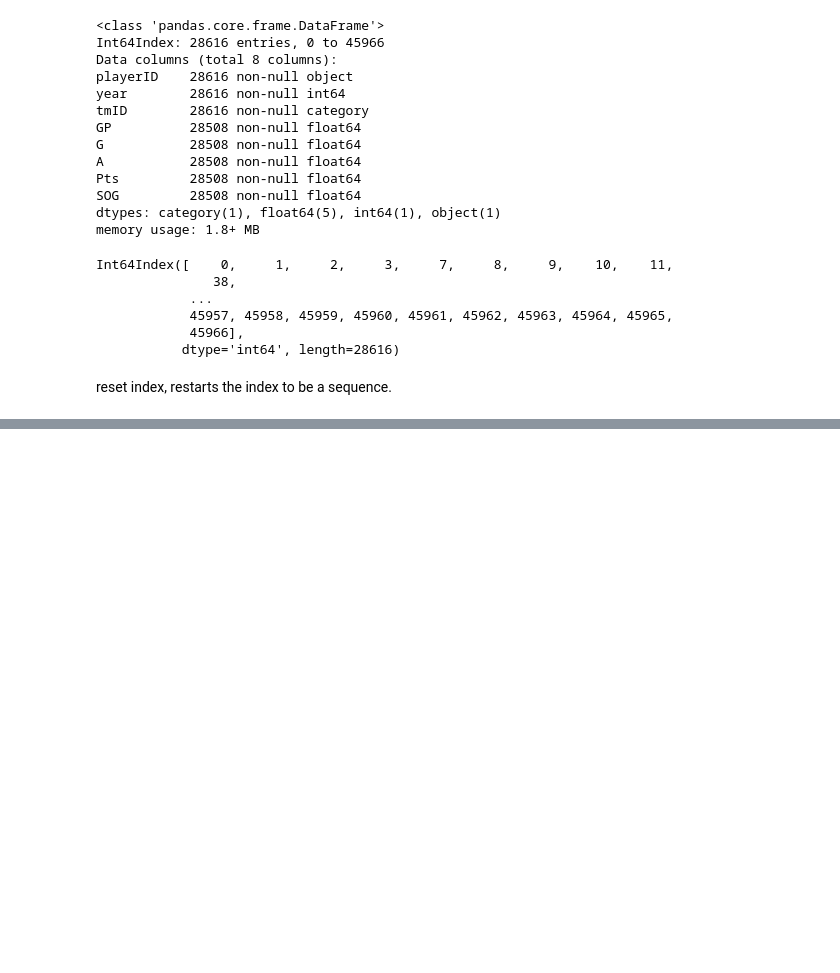
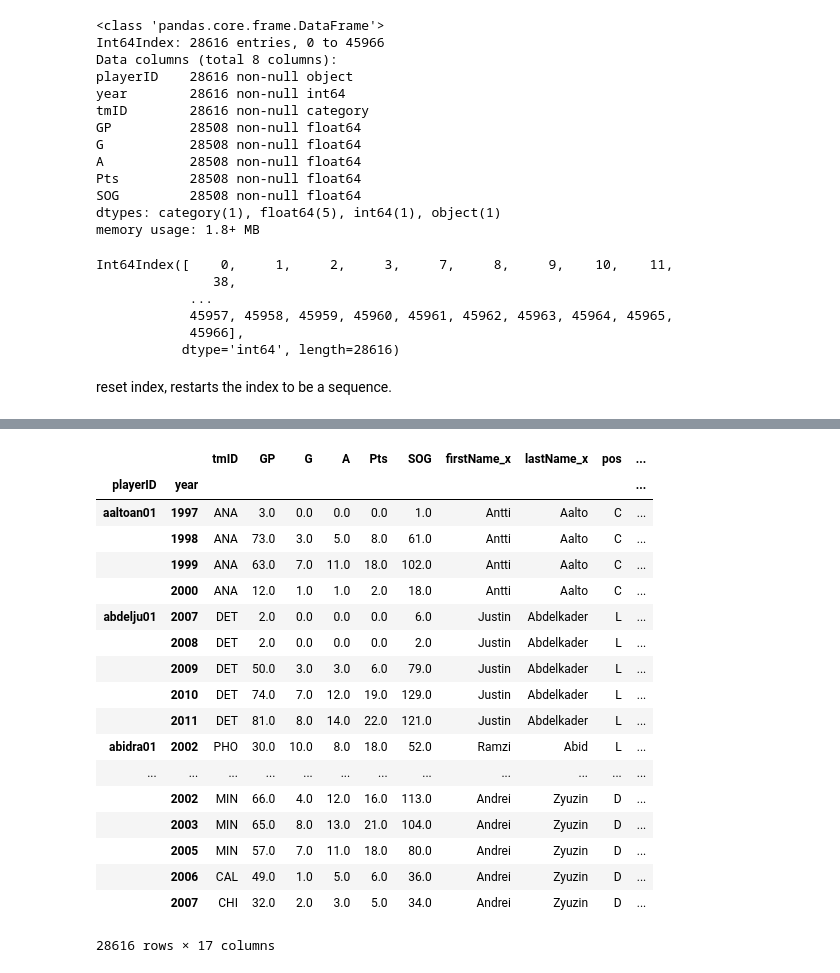
Before and after one commit to mp3sii/Panda_Intro, a Jupyter notebook: Pandas_Intro.ipynb, the cells around one changed output, grey strips where cells are left out. Cells and saved outputs as stored; diff of their text form; code cells hidden in the pictures; blank space fills up the shorter version.

```diff
--- a/Pandas_Intro.ipynb
+++ b/Pandas_Intro.ipynb
@@ -588,0 +484,2 @@ teams_df.shape
+# %%
+score_df = pd.merge(score_df, players_df_trim_df, how='left', left_on='playerID', right_index=True)
@@ -588,0 +538,3 @@ teams_df.shape
+# %%
+score_df = pd.merge(left=score_df, right=players_df[['playerID', 'firstName', 'lastName']], on='playerID')
+score_df = score_df.set_index('playerID')
@@ -588,0 +557,4 @@ teams_df.shape
+# %%
+mi = score_df.reset_index().set_index(['playerID', 'year'])
+# Obtain the index of the max Goal per year
+mi.groupby(level='year')['G'].idxmax().head()
@@ -588,0 +643,25 @@ teams_df.shape
+# %%
+idx = pd.IndexSlice
+mi2 = mi.sort_index()
+# %%
+mi2
+# %% [output]
+|  |  | tmID | GP | G | A | Pts | SOG | firstName_x | lastName_x | pos | ... |
+| playerID | year |  |  |  |  |  |  |  |  |  | ... |
+| aaltoan01 | 1997 | ANA | 3.0 | 0.0 | 0.0 | 0.0 | 1.0 | Antti | Aalto | C | ... |
+|  | 1998 | ANA | 73.0 | 3.0 | 5.0 | 8.0 | 61.0 | Antti | Aalto | C | ... |
+|  | 1999 | ANA | 63.0 | 7.0 | 11.0 | 18.0 | 102.0 | Antti | Aalto | C | ... |
+|  | 2000 | ANA | 12.0 | 1.0 | 1.0 | 2.0 | 18.0 | Antti | Aalto | C | ... |
+| abdelju01 | 2007 | DET | 2.0 | 0.0 | 0.0 | 0.0 | 6.0 | Justin | Abdelkader | L | ... |
+|  | 2008 | DET | 2.0 | 0.0 | 0.0 | 0.0 | 2.0 | Justin | Abdelkader | L | ... |
+|  | 2009 | DET | 50.0 | 3.0 | 3.0 | 6.0 | 79.0 | Justin | Abdelkader | L | ... |
+|  | 2010 | DET | 74.0 | 7.0 | 12.0 | 19.0 | 129.0 | Justin | Abdelkader | L | ... |
+|  | 2011 | DET | 81.0 | 8.0 | 14.0 | 22.0 | 121.0 | Justin | Abdelkader | L | ... |
+| abidra01 | 2002 | PHO | 30.0 | 10.0 | 8.0 | 18.0 | 52.0 | Ramzi | Abid | L | ... |
+| ... | ... | ... | ... | ... | ... | ... | ... | ... | ... | ... | ... |
+|  | 2002 | MIN | 66.0 | 4.0 | 12.0 | 16.0 | 113.0 | Andrei | Zyuzin | D | ... |
+|  | 2003 | MIN | 65.0 | 8.0 | 13.0 | 21.0 | 104.0 | Andrei | Zyuzin | D | ... |
+|  | 2005 | MIN | 57.0 | 7.0 | 11.0 | 18.0 | 80.0 | Andrei | Zyuzin | D | ... |
+|  | 2006 | CAL | 49.0 | 1.0 | 5.0 | 6.0 | 36.0 | Andrei | Zyuzin | D | ... |
+|  | 2007 | CHI | 32.0 | 2.0 | 3.0 | 5.0 | 34.0 | Andrei | Zyuzin | D | ... |
+28616 rows × 17 columns
```
Also changed, not shown: parts of 97 cells of this notebook, 3 other files.
